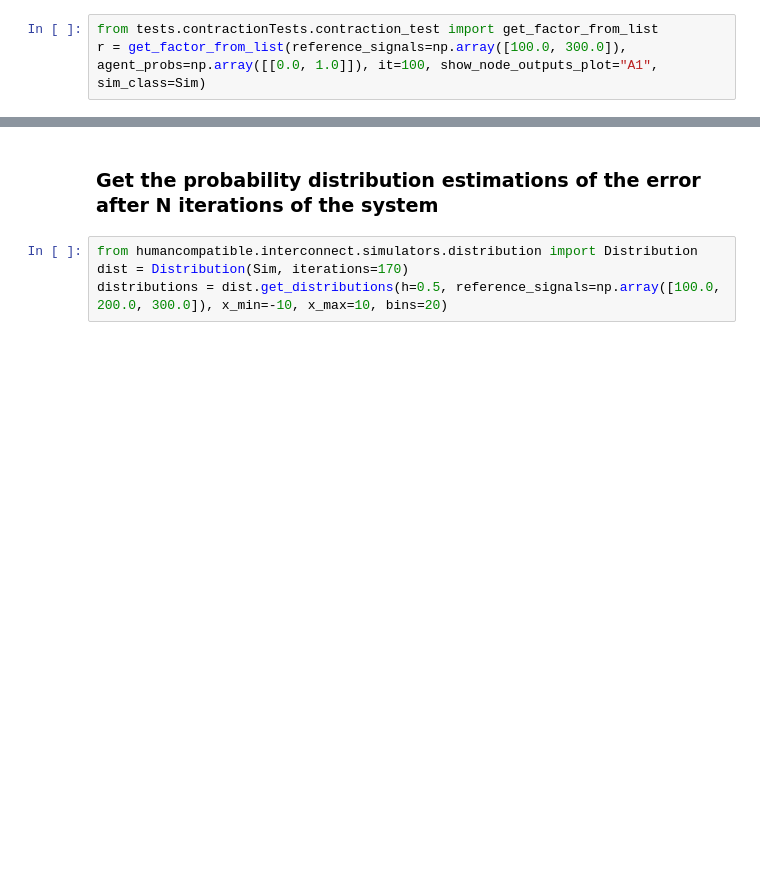
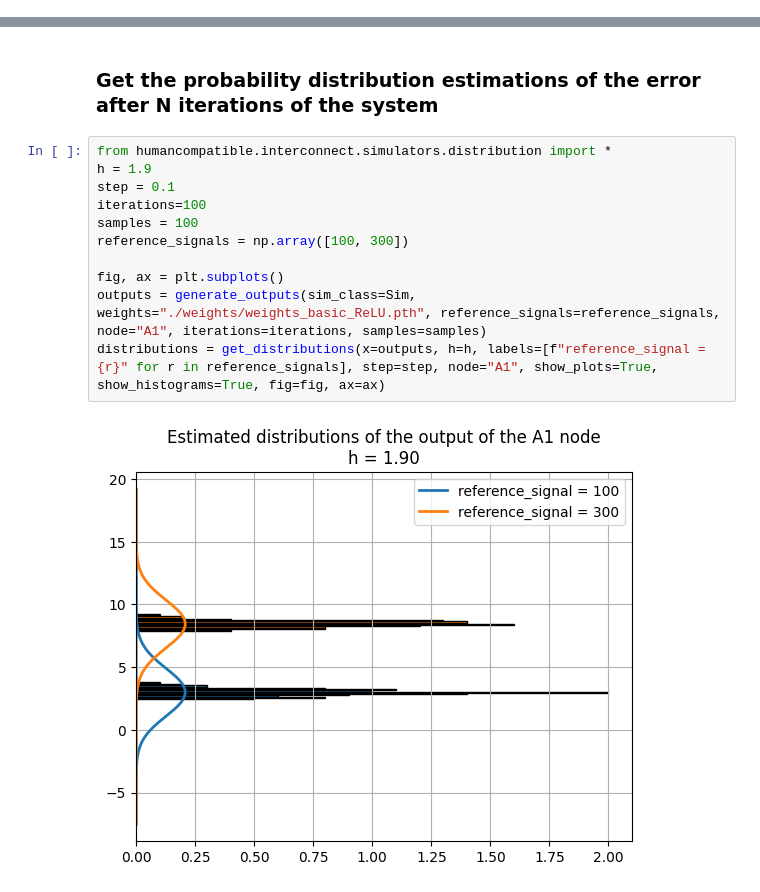
Before and after one commit to humancompatible/interconnect, a Jupyter notebook: examples/basic_simulation.ipynb, the cells around one changed output, grey strips where cells are left out. Drawn from its saved outputs; the diff is of its cells as text; blank space fills up the shorter version.

```diff
--- a/examples/basic_simulation.ipynb
+++ b/examples/basic_simulation.ipynb
@@ -235,5 +243,2 @@ sim.plot.runtimes()
 # %% [markdown]
 ### Contraction on average test
-# %%
-from tests.contractionTests.contraction_test import get_factor_from_list
-r = get_factor_from_list(reference_signals=np.array([100.0, 300.0]), agent_probs=np.array([[0.0, 1.0]]), it=100, show_node_outputs_plot="A1", sim_class=Sim)
@@ -244,6 +265,15 @@ print(f"Factor = {r}")
 # %% [markdown]
 ### Get the probability distribution estimations of the error after N iterations of the system
-# %%
-from humancompatible.interconnect.simulators.distribution import Distribution
-dist = Distribution(Sim, iterations=170)
-distributions = dist.get_distributions(h=0.5, reference_signals=np.array([100.0, 200.0, 300.0]), x_min=-10, x_max=10, bins=20)
+# %%
+from humancompatible.interconnect.simulators.distribution import *
+h = 1.9
+step = 0.1
+iterations=100
+samples = 100
+reference_signals = np.array([100, 300])
+
+fig, ax = plt.subplots()
+outputs = generate_outputs(sim_class=Sim, weights="./weights/weights_basic_ReLU.pth", reference_signals=reference_signals, node="A1", iterations=iterations, samples=samples)
+distributions = get_distributions(x=outputs, h=h, labels=[f"reference_signal = {r}" for r in reference_signals], step=step, node="A1", show_plots=True, show_histograms=True, fig=fig, ax=ax)
+# %% [output]
+[figure, added]
```
Also changed, not shown: parts of 7 cells of this notebook, 2 other files.
